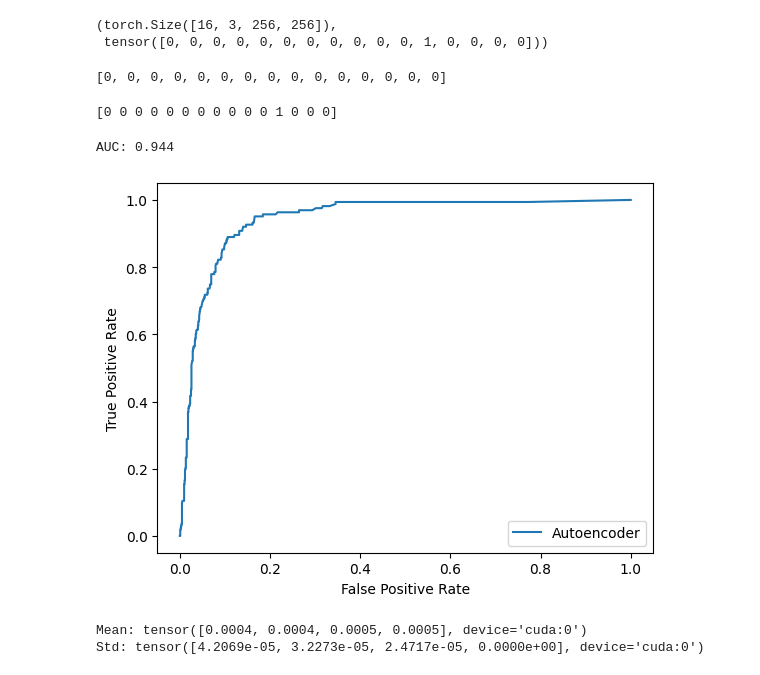
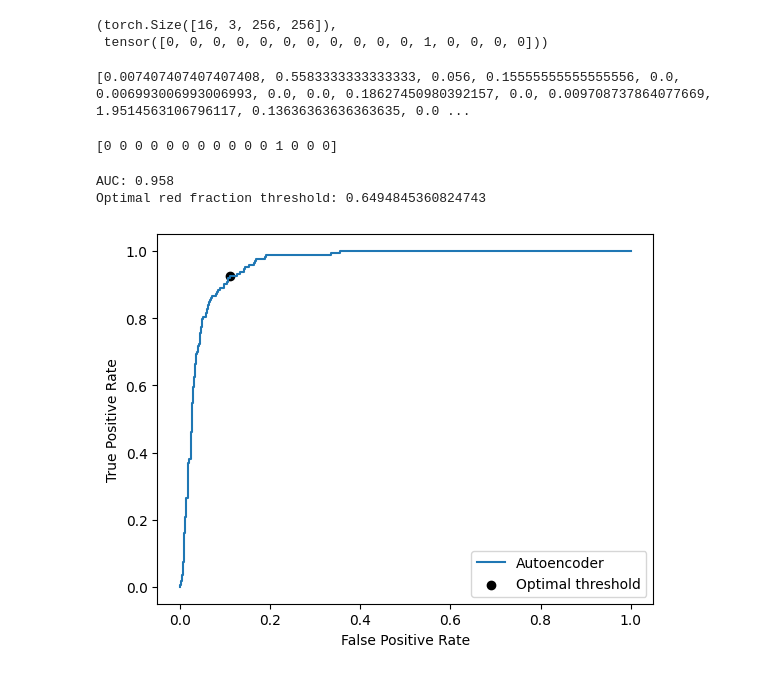
Before and after one commit to Pikurrot/MED-GIA, a Jupyter notebook: AnomalyDetection/inference.ipynb, the cells around one changed output. Drawn from its saved outputs; the diff is of its cells as text; code cells hidden in the pictures.

```diff
--- a/AnomalyDetection/inference.ipynb
+++ b/AnomalyDetection/inference.ipynb
@@ -19,7 +19,7 @@ model = Autoencoder()
 
 # Load model.pth if exists
 try:
-	model.load_state_dict(torch.load("models/Autoencoder.pth"))
+	model.load_state_dict(torch.load("models/Autoencoder_norm.pth"))
 except FileNotFoundError:
 	print("No model.pth found")
 model.to(device)
@@ -27,7 +27,7 @@ model.eval()
 
 # Define a transform to preprocess the image
 transform = transforms.Compose([
-		transforms.Resize(256),
+		transforms.Resize((256,256)),
 		transforms.ToTensor(),
 		transforms.Normalize((0.5, 0.5, 0.5), (0.5, 0.5, 0.5))
 	])
@@ -81,5 +86,5 @@ plt.show()
 # %%
-def check_red_fraction(orig, reco, thresh, return_value=False):
+def check_red_fraction(orig, reco):
 	# Convert the images from RGB to HSV
 	input_image_hsv = cv2.cvtColor(orig, cv2.COLOR_RGB2HSV)
 	reconstructed_image_hsv = cv2.cvtColor(reco, cv2.COLOR_RGB2HSV)
@@ -106,15 +111,9 @@ def check_red_fraction(orig, reco, thresh, return_value=False):
 	count_red_rec = np.count_nonzero(mask_rec)
 
 	# Calculate the fraction of red pixels
-	if count_red_rec > 0:
-		F_red = count_red_ori / count_red_rec
-	else:
-		F_red = 0  # Avoid division by zero
+	F_red = count_red_ori / (count_red_rec+1)
 
-	if return_value:
-		return F_red
-	else:
-		return F_red > thresh if F_red is not None else False
+	return F_red
 
-check_red_fraction(input_image_np, reconstructed_image_np, 0.5, return_value=True)
+check_red_fraction(input_image_np, reconstructed_image_np)
 # %% [output]
@@ -152,16 +148,14 @@ for batch in tqdm(dataloader):
 	for i in range(len(b_orig_images)):
 		red_fracs.append(check_red_fraction(
 			b_orig_images[i].permute(1, 2, 0).cpu().numpy(),
-			reco_images[i].permute(1, 2, 0).cpu().numpy(),
-			0.5,
-			return_value=True
+			reco_images[i].permute(1, 2, 0).cpu().numpy()
 		))
 	labels.extend(b_labels.cpu().numpy())
 labels = np.array(labels)
 # %%
 print(red_fracs[:15])
 # %% [output]
-[0, 0, 0, 0, 0, 0, 0, 0, 0, 0, 0, 0, 0, 0, 0]
+[0.007407407407407408, 0.5583333333333333, 0.056, 0.15555555555555556, 0.0, 0.006993006993006993, 0.0, 0.0, 0.18627450980392157, 0.0, 0.009708737864077669, 1.9514563106796117, 0.13636363636363635, 0.0 ...
 # %%
 print(labels[:15])
 # %% [output]
@@ -169,51 +163,39 @@ print(labels[:15])
 # %%
 # roc curve and auc
 from sklearn.metrics import roc_curve
 from sklearn.metrics import roc_auc_score
 from sklearn.metrics import confusion_matrix
 
+# sort red_fracs and labels by red_fracs
+red_fracs = np.array(red_fracs)
+labels = np.array(labels)
+inds = red_fracs.argsort()
+sorted_red_fracs = red_fracs[inds]
+sorted_labels = labels[inds]
+
 # calculate roc curve
-fpr, tpr, thresholds = roc_curve(labels, red_fracs)
+fpr, tpr, thresholds = roc_curve(sorted_labels, sorted_red_fracs)
 # calculate AUC
-auc = roc_auc_score(labels, red_fracs)
+auc = roc_auc_score(sorted_labels, sorted_red_fracs)
 print('AUC: %.3f' % auc)
+
+# find the closest point to (0,1)
+optimal_idx = np.argmax(tpr - fpr)
+optimal_red_frac = thresholds[optimal_idx]
+print(f"Optimal red fraction threshold: {optimal_red_frac}")
 
 # plot the roc curve for the model
 plt.plot(fpr, tpr, label='Autoencoder')
+# plot the optimal threshold
+plt.scatter(fpr[optimal_idx], tpr[optimal_idx], color='black', label='Optimal threshold')
 # axis labels
 plt.xlabel('False Positive Rate')
 plt.ylabel('True Positive Rate')
 # show the legend
 plt.legend()
 # show the plot
 plt.show()
 # %% [output]
-AUC: 0.944
+AUC: 0.958
+Optimal red fraction threshold: 0.6494845360824743
-[figure, old version]
+[figure, new version]
-# %%
-from utils import HelicoDatasetAnomalyDetection
-from torch.utils.data import DataLoader
-from tqdm import tqdm
-
-dataset = HelicoDatasetAnomalyDetection()
-dataloader = DataLoader(dataset, batch_size=2048, shuffle=False)
-
-# Initialize variables to store the sum and sum of squares of pixel values
-mean = torch.zeros(4, device=device)
-std = torch.zeros(4, device=device)
-n_samples = 0
-
-for images in tqdm(dataloader):
-	images = images.to(device)
-	n_samples += images.size(0)
-	mean += images.mean([0, 2, 3])
-	std += images.std([0, 2, 3])
-
-mean /= n_samples
-std /= n_samples
-
-print(f'Mean: {mean}')
-print(f'Std: {std}')
-# %% [output]
-Mean: tensor([0.0004, 0.0004, 0.0005, 0.0005], device='cuda:0')
-Std: tensor([4.2069e-05, 3.2273e-05, 2.4717e-05, 0.0000e+00], device='cuda:0')
```
Also changed, not shown: parts of 3 cells of this notebook, 4 other files.
